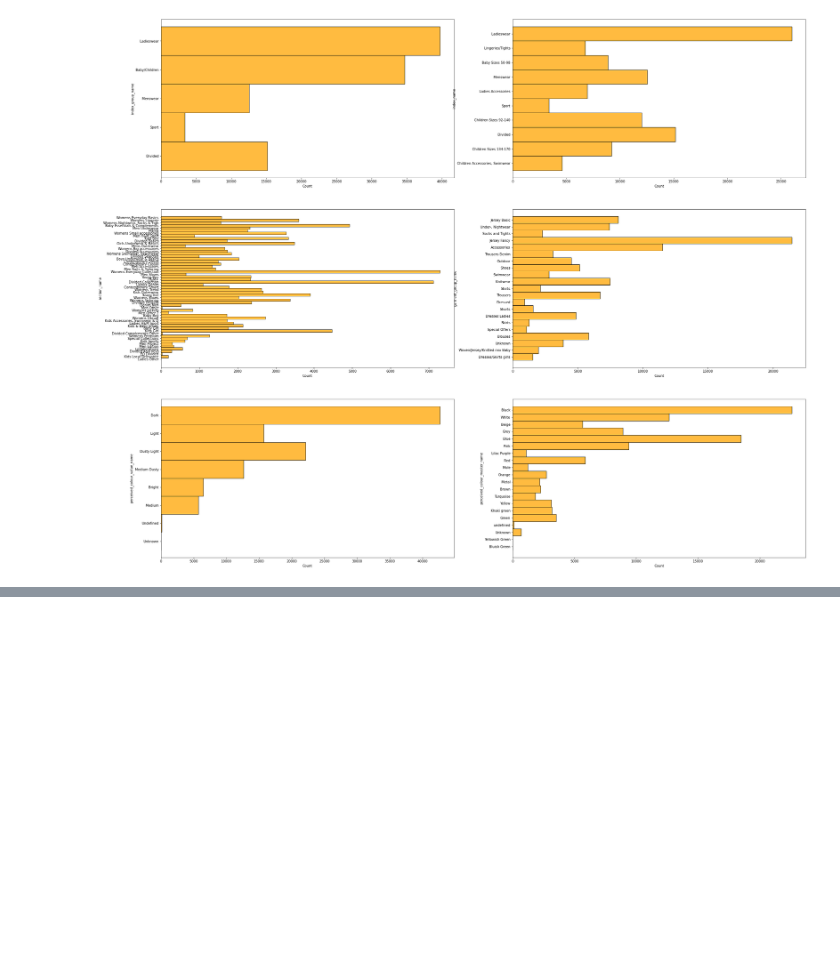
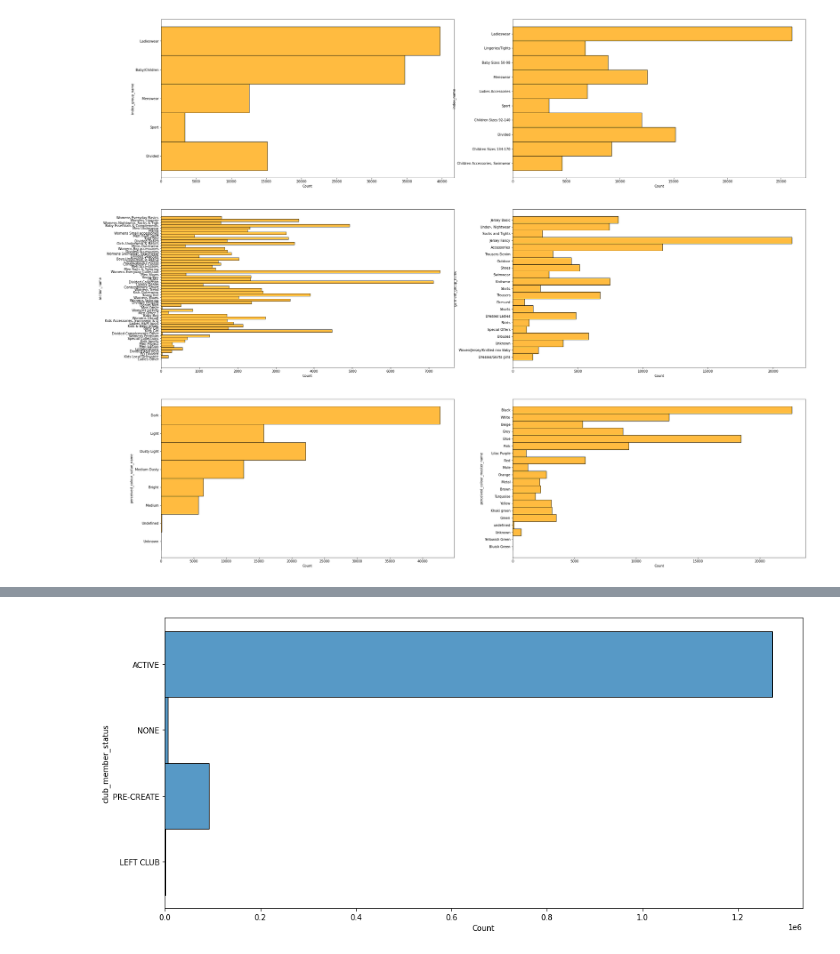
Before and after one commit to bswaika/kaggle_hm_recommender_competition, a Jupyter notebook: kaggle_hm_eda.ipynb, the cells around one changed output, grey strips where cells are left out. Saved outputs shown, nothing was run; the diff lists cells and outputs as text; code cells hidden in the pictures; blank space fills up the shorter version.

```diff
--- a/kaggle_hm_eda.ipynb
+++ b/kaggle_hm_eda.ipynb
@@ -227,0 +294,8 @@ plt.show()
+# %%
+customers['club_member_status'].fillna('NONE', inplace=True)
+# %%
+plt.subplots(figsize=(15, 7))
+sns.histplot(data=customers, y='club_member_status')
+plt.show()
+# %% [output]
+[figure, added]
```
Also changed, not shown: parts of 43 cells of this notebook.
